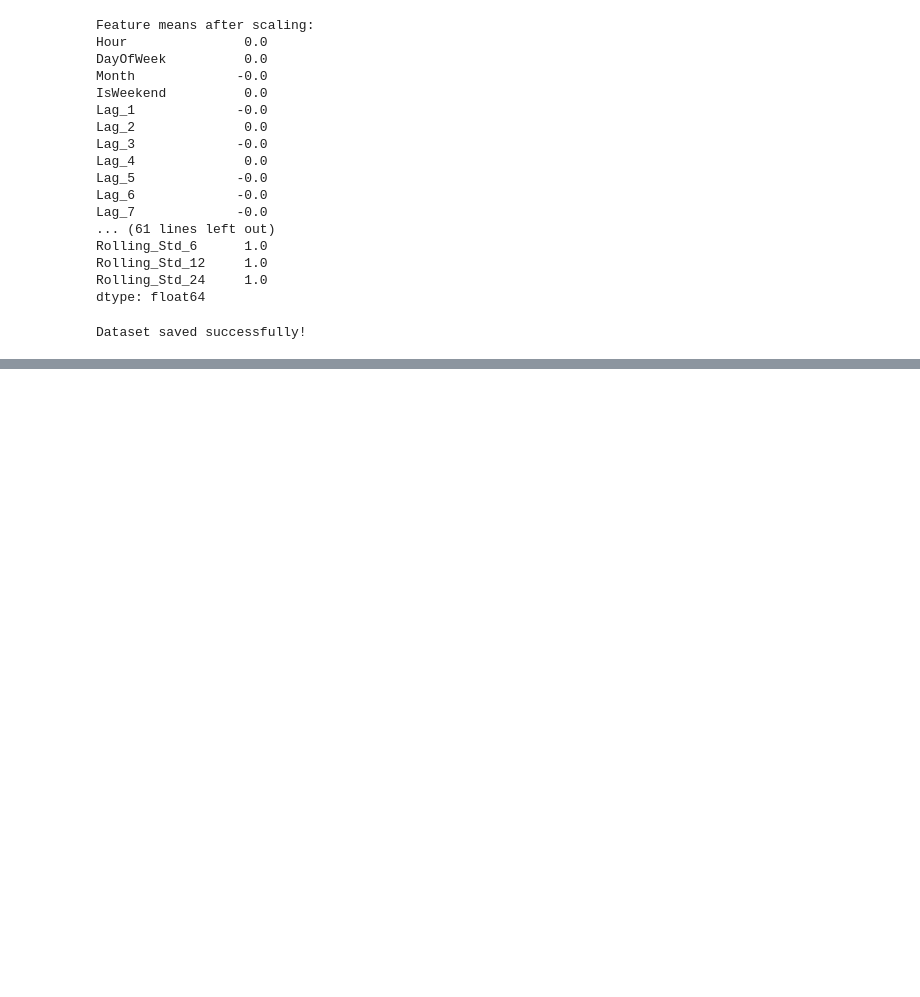
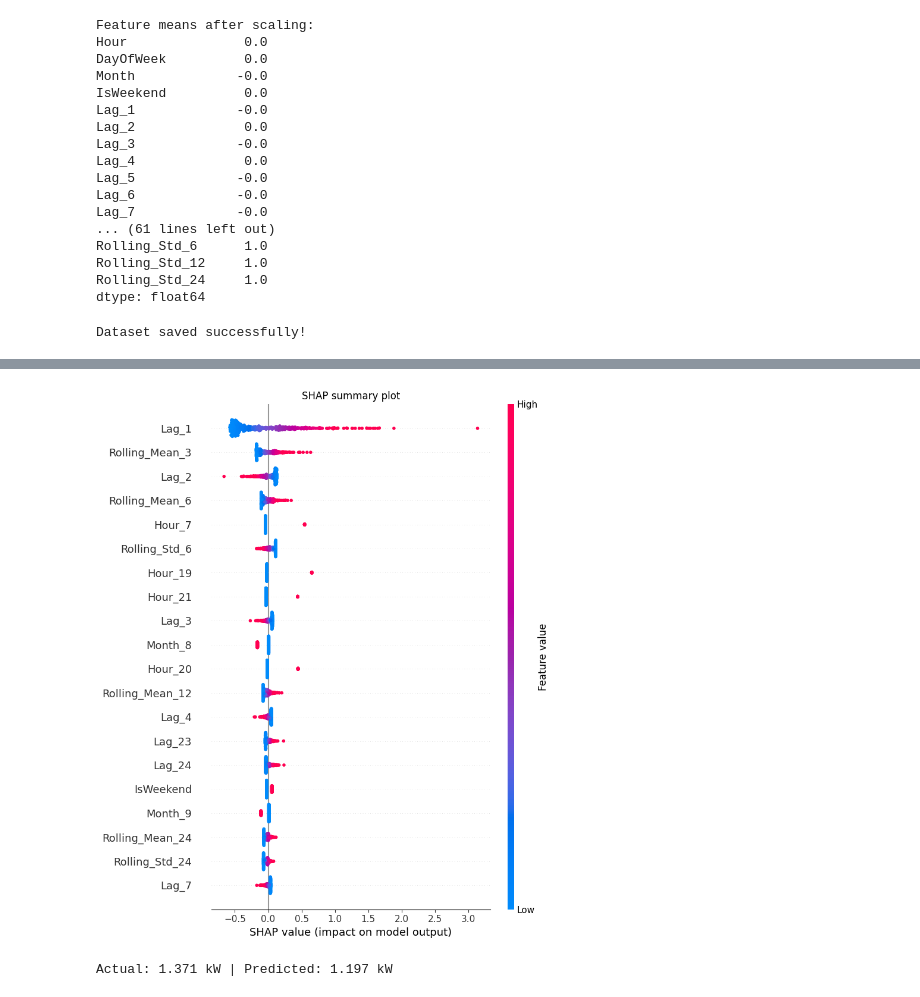
Before and after one commit to malikbennett/aai4001-household-power-forecast, a Jupyter notebook: notebooks/AAI4001_FinalProject_GroupX_IndustrialML.ipynb, the cells around one changed output, grey strips where cells are left out. Drawn from its saved outputs; the diff is of its cells as text; code cells hidden in the pictures; blank space fills up the shorter version.

```diff
--- a/notebooks/AAI4001_FinalProject_GroupX_IndustrialML.ipynb
+++ b/notebooks/AAI4001_FinalProject_GroupX_IndustrialML.ipynb
@@ -1115,0 +1284,8 @@ Dataset saved successfully!
+# %%
+prep, model = tuned.named_steps['prep'], tuned.named_steps['model']
+names = [n.split('__', 1)[1] for n in prep.get_feature_names_out()]
+# %%
+# Safely convert to dense arrays to prevent shape mismatch with the ColumnTransformer's sparse matrix
+tr_X_train = prep.transform(X_train)
+if scipy.sparse.issparse(tr_X_train):
+    tr_X_train = tr_X_train.toarray()
@@ -1115,0 +1296,14 @@ Dataset saved successfully!
+# %%
+tr_X_test = prep.transform(X_test)
+if scipy.sparse.issparse(tr_X_test):
+    tr_X_test = tr_X_test.toarray()
+
+X_tr_t = pd.DataFrame(tr_X_train, columns=names)
+sample = X_test.sample(min(500, len(X_test)), random_state=42)
+sample_pos = [X_test.index.get_loc(idx) for idx in sample.index]
+S = pd.DataFrame(tr_X_test[sample_pos], columns=names)
+
+if best_name == 'Ridge':
+    sv = shap.LinearExplainer(model, X_tr_t)(S)
+else:
+    sv = shap.TreeExplainer(model)(S, check_additivity=False)
@@ -1115,0 +1312,8 @@ Dataset saved successfully!
+# %%
+# Global importance
+shap.summary_plot(sv.values, S, show=False)
+plt.title('SHAP summary plot')
+plt.tight_layout()
+plt.show()
+# %% [output]
+[figure, added]
@@ -1115,0 +1323,8 @@ Dataset saved successfully!
+# %%
+# Individual prediction check (waterfall plot)
+i = 0
+actual_val = round(float(y_test.loc[sample.index[i]]), 3)
+pred_val = round(float(tuned.predict(sample.iloc[[i]])[0]), 3)
+print(f'Actual: {actual_val} kW | Predicted: {pred_val} kW')
+# %% [output]
+Actual: 1.371 kW | Predicted: 1.197 kW
```
Also changed, not shown: parts of 28 cells of this notebook.
